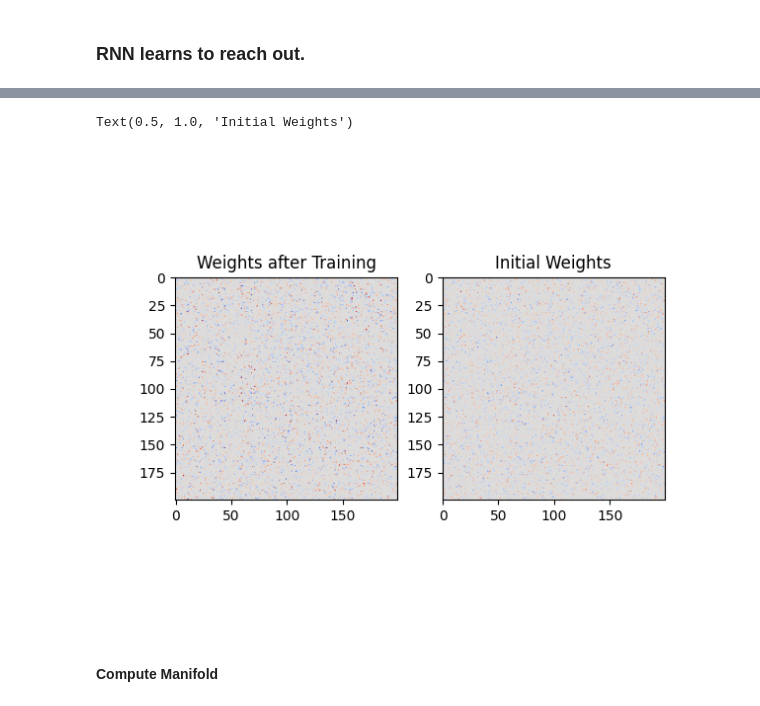
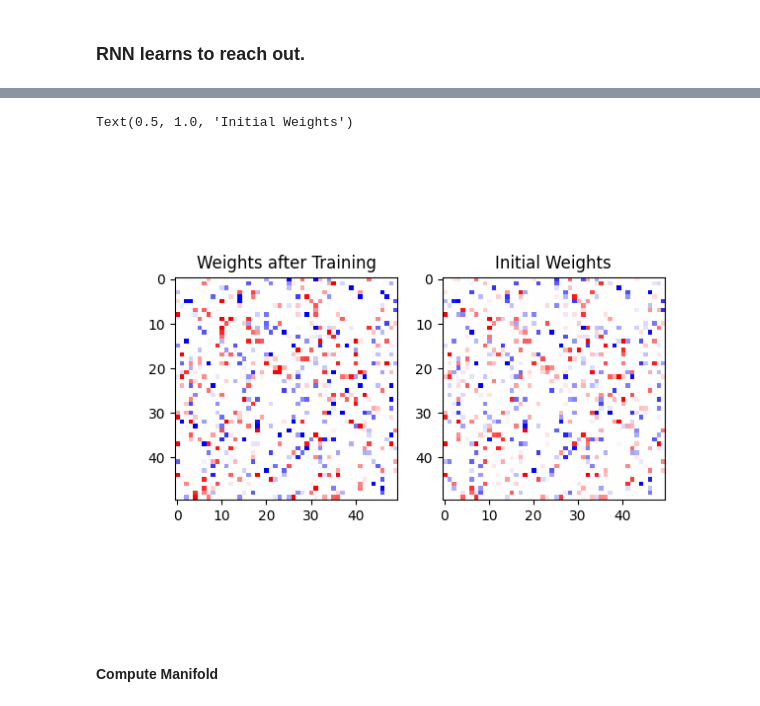
Before and after one commit to vijaynyaya/neural-manifold-and-plasticity, a Jupyter notebook: simulations/fig2_perfect_feedback_signal.ipynb, the cells around one changed output, grey strips where cells are left out. Saved outputs shown, nothing was run; the diff lists cells and outputs as text; code cells hidden in the pictures.

```diff
--- a/simulations/fig2_perfect_feedback_signal.ipynb
+++ b/simulations/fig2_perfect_feedback_signal.ipynb
@@ -25,13 +25,13 @@ T_STEPS = len(TIME) # number of time steps
 TARGETS = 6 # number of radial directions
 TARGET_MAX_RADIUS = 0.2 # max reachout distance
 PULSE_LENGTH = int(TARGET_MAX_RADIUS / DT)
-N_COMPONENTS = 10  # reduced dimensionality for decoding
+N_COMPONENTS = 4  # reduced dimensionality for decoding
 # %%
 # Network Parameters
-N = 800 # number of neurons
+N = 50 # number of neurons
 G = 1.5  # recurrent coupling strength
 P = 0.2  # connection probability
-TAU = 0.1 # time constant for synaptic dynamics
+TAU = 0.01 # time constant for synaptic dynamics
 # %%
 # Training Parameters
 N_TRIALS_TRAIN = 80  # number of trials for initial training
@@ -116,13 +117,13 @@ KeyboardInterrupt:
 # %%
 w1 = network.W.copy()  # weights after initial training
 fig, axs = plt.subplots(1, 2)
-axs[0].imshow(w1, cmap='coolwarm', vmin=-1, vmax=1)
+axs[0].imshow(w1, cmap='bwr', vmin=-1, vmax=1)
 axs[0].set_title("Weights after Training")
-axs[1].imshow(w0, cmap='coolwarm', vmin=-1, vmax=1)
+axs[1].imshow(w0, cmap='bwr', vmin=-1, vmax=1)
 axs[1].set_title("Initial Weights")
 # %% [output]
 Text(0.5, 1.0, 'Initial Weights')
-[figure, old version]
+[figure, new version]
 # %% [markdown]
 #### Compute Manifold
 # %%
```
Also changed, not shown: parts of 13 cells of this notebook, 3 other files.
